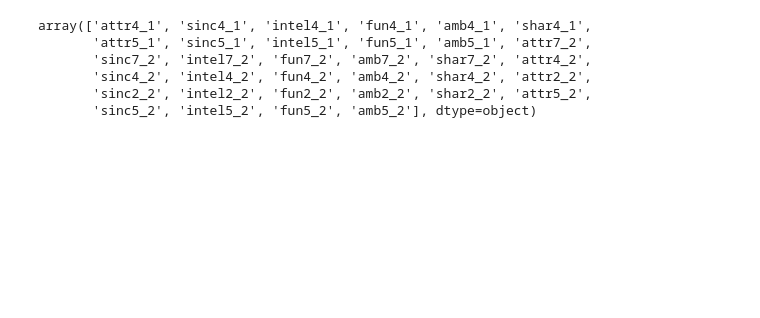
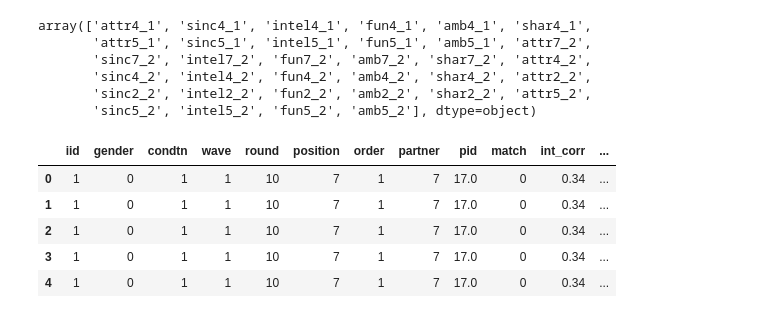
Before and after one commit to arielktran/SpeedDating, a Jupyter notebook: Ariel_Code.ipynb, the cells around one changed output. Drawn from its saved outputs; the diff is of its cells as text; code cells hidden in the pictures; blank space fills up the shorter version.

```diff
--- a/Ariel_Code.ipynb
+++ b/Ariel_Code.ipynb
@@ -218,3 +218,64 @@ array(['attr4_1', 'sinc4_1', 'intel4_1', 'fun4_1', 'amb4_1', 'shar4_1',
        'sinc4_2', 'intel4_2', 'fun4_2', 'amb4_2', 'shar4_2', 'attr2_2',
        'sinc2_2', 'intel2_2', 'fun2_2', 'amb2_2', 'shar2_2', 'attr5_2',
        'sinc5_2', 'intel5_2', 'fun5_2', 'amb5_2'], dtype=object)
+# %%
+# Converting data into long format by time point
+clean_df.head()
+clean_df_long = clean_df
+
+value_cols = [
+    col for col in clean_df.columns
+    if pd.Series(col).str.contains(r'^[A-Za-z]+\d+_\d+$').any()
+]
+
+base_vars = set(
+    pd.Series(value_cols)
+    .str.extract(r'([A-Za-z]+)\d+_\d+')[0]
+)
+
+# Keep only true ID columns
+id_cols = [
+    col for col in clean_df.columns
+    if col not in value_cols and col not in base_vars
+]
+
+# Melt to long format
+df_long = clean_df.melt(
+    id_vars=id_cols,
+    value_vars=value_cols,
+    var_name="variable",
+    value_name="value"
+)
+
+# Parse variable names
+df_long[["measure", "time", "round_type"]] = (
+    df_long["variable"]
+    .str.extract(r'([A-Za-z]+)(\d+)_(\d+)')
+)
+
+df_long["time"] = df_long["time"].astype(int)
+df_long["round_type"] = df_long["round_type"].astype(int)
+
+# Pivot back out
+df_long = (
+    df_long
+    .pivot_table(
+        index=id_cols + ["time", "round_type"],
+        columns="measure",
+        values="value",
+        aggfunc="first"
+    )
+    .reset_index()
+)
+
+# Clean column names
+df_long.columns.name = None
+
+df_long.head()
+# %% [output]
+|  | iid | gender | condtn | wave | round | position | order | partner | pid | match | int_corr | ... |
+| 0 | 1 | 0 | 1 | 1 | 10 | 7 | 1 | 7 | 17.0 | 0 | 0.34 | ... |
+| 1 | 1 | 0 | 1 | 1 | 10 | 7 | 1 | 7 | 17.0 | 0 | 0.34 | ... |
+| 2 | 1 | 0 | 1 | 1 | 10 | 7 | 1 | 7 | 17.0 | 0 | 0.34 | ... |
+| 3 | 1 | 0 | 1 | 1 | 10 | 7 | 1 | 7 | 17.0 | 0 | 0.34 | ... |
+| 4 | 1 | 0 | 1 | 1 | 10 | 7 | 1 | 7 | 17.0 | 0 | 0.34 | ... |
```
Also changed, not shown: parts of 4 cells of this notebook.
